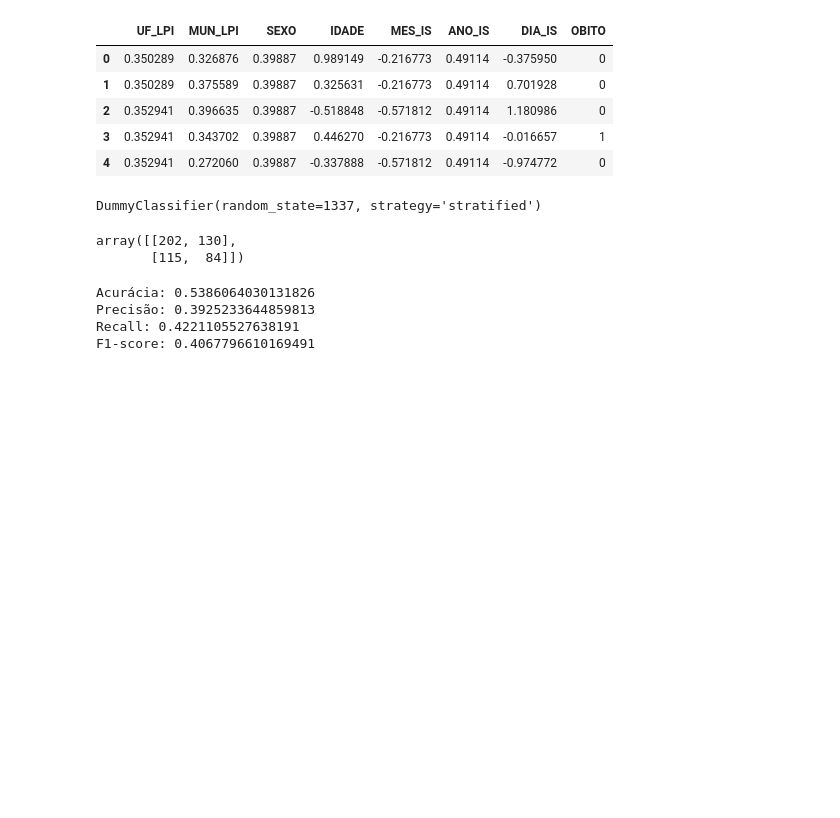
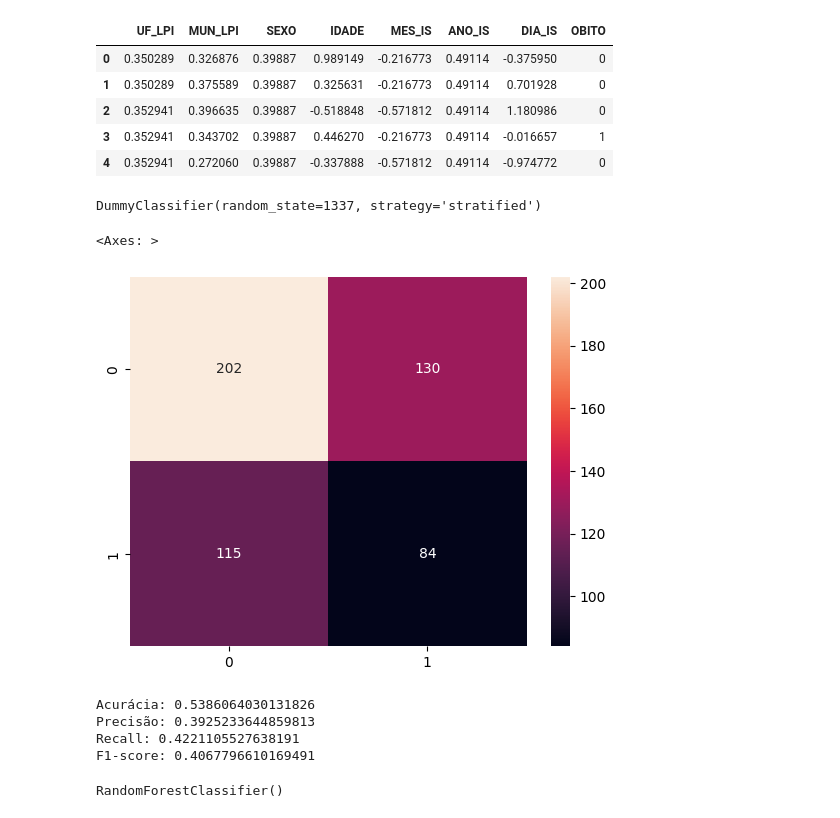
Before and after one commit to Muniz97/Yellow-fever-Febre-Amarela, a Jupyter notebook: 4 - Model/Yellow_Fever_Model.ipynb, the cells around one changed output. Saved outputs shown, nothing was run; the diff lists cells and outputs as text; code cells hidden in the pictures; blank space fills up the shorter version.

```diff
--- a/4 - Model/Yellow_Fever_Model.ipynb
+++ b/4 - Model/Yellow_Fever_Model.ipynb
@@ -55,11 +56,12 @@ dummy_stratified.fit(x_train,y_train)
 DummyClassifier(random_state=1337, strategy='stratified')
 # %%
 dummy_predict = dummy_stratified.predict(x_test) # stratified
-# %%
-confusion_matrix(y_test ,dummy_predict)
-# %% [output]
-array([[202, 130],
-       [115,  84]])
+# %%
+matriz = confusion_matrix(y_test ,dummy_predict)
+sns.heatmap(matriz, annot = True, fmt = '.0f')
+# %% [output]
+<Axes: >
+[figure, added]
 # %%
 accuracy = accuracy_score(y_test, dummy_predict)
 precision = precision_score(y_test, dummy_predict, zero_division=1)
@@ -80,0 +87,4 @@ F1-score: 0.4067796610169491
+# %%
+model_random.fit(x_train,y_train)
+# %% [output]
+RandomForestClassifier()
```
Also changed, not shown: parts of 5 cells of this notebook.
